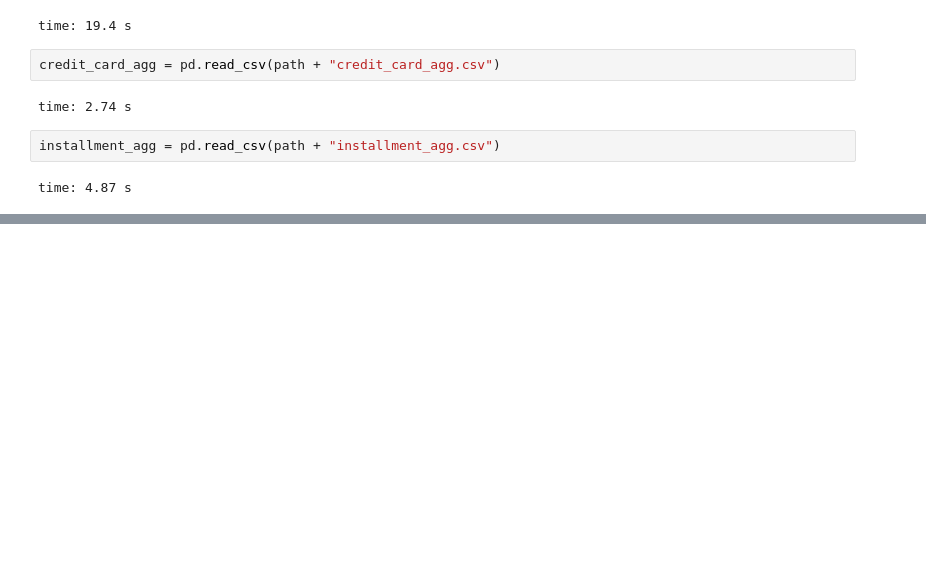
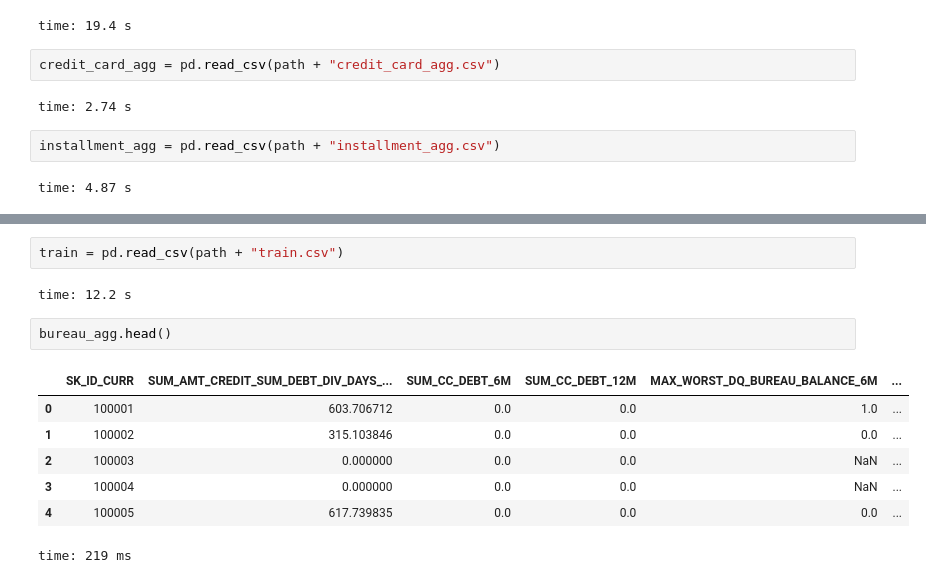
Before and after one commit to StephanKalika/home_credit_default, a Jupyter notebook: eda.ipynb, the cells around one changed output, grey strips where cells are left out. Drawn from its saved outputs; the diff is of its cells as text; blank space fills up the shorter version.

```diff
--- a/eda.ipynb
+++ b/eda.ipynb
@@ -92,0 +103,14 @@ time: 11.8 s
+# %%
+train = pd.read_csv(path + "train.csv")
+# %% [output]
+time: 12.2 s
+# %%
+bureau_agg.head()
+# %% [output]
+|  | SK_ID_CURR | SUM_AMT_CREDIT_SUM_DEBT_DIV_DAYS_... | SUM_CC_DEBT_6M | SUM_CC_DEBT_12M | MAX_WORST_DQ_BUREAU_BALANCE_6M | ... |
+| 0 | 100001 | 603.706712 | 0.0 | 0.0 | 1.0 | ... |
+| 1 | 100002 | 315.103846 | 0.0 | 0.0 | 0.0 | ... |
+| 2 | 100003 | 0.000000 | 0.0 | 0.0 | NaN | ... |
+| 3 | 100004 | 0.000000 | 0.0 | 0.0 | NaN | ... |
+| 4 | 100005 | 617.739835 | 0.0 | 0.0 | 0.0 | ... |
+time: 219 ms
```
Also changed, not shown: parts of 19 cells of this notebook, 4 other files.
